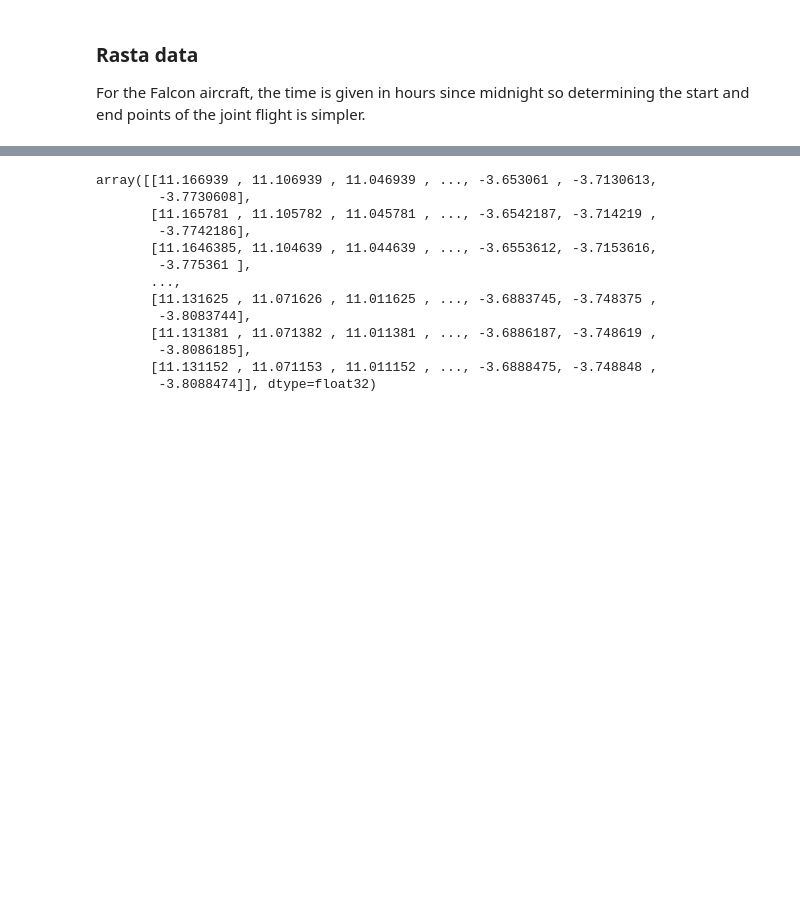
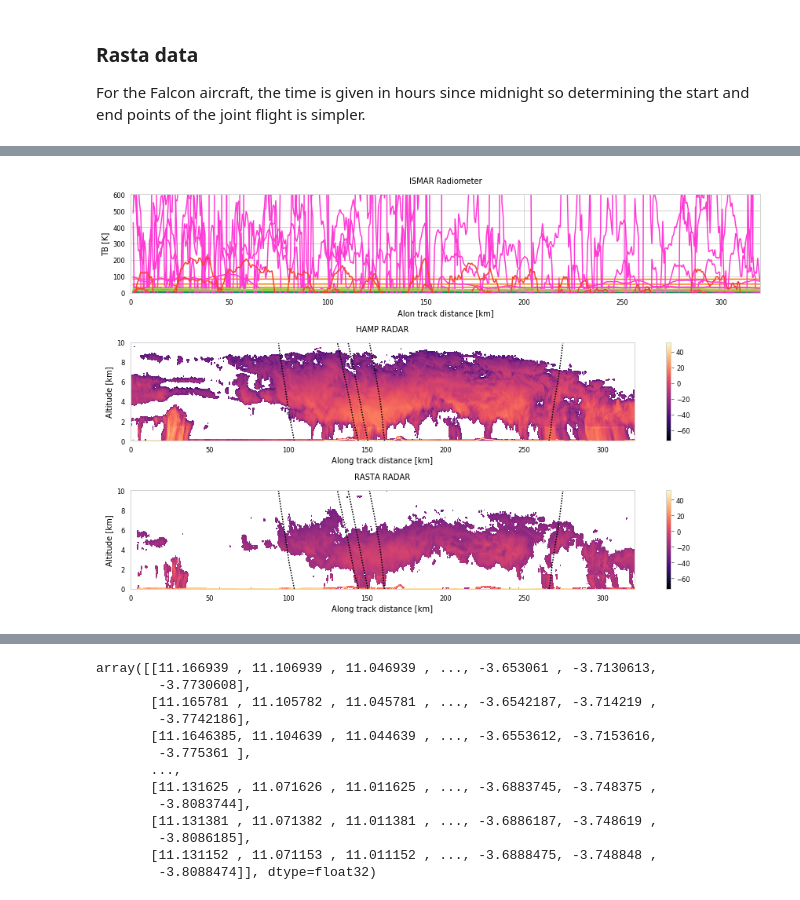
Before and after one commit to simonpf/ismar_combined, a Jupyter notebook: notebooks/first_look.ipynb, the cells around one changed output, grey strips where cells are left out. Saved outputs shown, nothing was run; the diff lists cells and outputs as text; code cells hidden in the pictures; blank space fills up the shorter version.

```diff
--- a/notebooks/first_look.ipynb
+++ b/notebooks/first_look.ipynb
@@ -45,4 +32,4 @@ i_end   = np.where(halo_times >  dt_end)[0][0]
 hamp_dbz = halo_radar["dbz"][i_start : i_end]
 hamp_lat = halo_radar["lat"][i_start : i_end]
 hamp_lon = halo_radar["lon"][i_start : i_end]
-hamp_z   = halo_radar.variables["height"]
+hamp_z   = halo_radar.variables["height"][:]
@@ -48,0 +41,5 @@ hamp_z   = halo_radar.variables["height"]
+# %%
+from geopy import distance as dist
+hamp_d = np.zeros(hamp_lat.shape)
+for i in range(hamp_d.size):
+    hamp_d[i] = dist.vincenty((lat_r, lon_r), (hamp_lat[i], hamp_lon[i])).km
@@ -65,4 +110,7 @@ rasta_dbz = rasta_radar["Z"][i_start : i_end, :]
 rasta_lat = rasta_radar["latitude"][i_start : i_end]
 rasta_lon = rasta_radar["longitude"][i_start : i_end]
 altitude  = rasta_radar.variables["altitude"][i_start : i_end]
-rasta_z   = altitude.reshape(-1, 1) - rasta_radar.variables["range"][:].reshape(1, -1)
+rasta_z   = rasta_radar.variables["height_2D"][i_start : i_end, :]
+rasta_d = np.zeros(rasta_lat.shape)
+for i in range(rasta_d.size):
+    rasta_d[i] = dist.vincenty((lat_r, lon_r), (rasta_lat[i], rasta_lon[i])).km
@@ -121,3 +158,11 @@ OrderedDict([('range', <class 'netCDF4._netCDF4.Variable'>
+# %%
+import scipy
+from scipy.ndimage.filters import convolve1d
+
+width = 10
+weights = np.ones(width) / width
+for i in range(ismar_tbs.shape[1]):
+    ismar_tbs[:, i] = convolve1d(ismar_tbs[:, i], weights, mode = "reflect")
 # %%
 import cartopy.crs as ccrs
 fig = plt.figure(figsize = (10, 10))
@@ -137,0 +190,40 @@ TTTTTTTTTTTTTT
+# %%
+f, axs = plt.subplots(3, 1, figsize = (12, 8))
+
+
+ax = axs[0]
+for i, c in enumerate(ismar_channels):
+    ax.plot(ismar_d, ismar_tbs[:, i], c = "C" + str(c))
+ax.set_title("ISMAR Radiometer")
+ax.set_xlabel("Alon track distance [km]")
+ax.set_ylabel("TB [K]")
+ax.set_ylim([0, 600])
+ax.set_xlim([0, 320])
+
+ax = axs[1]
+img = ax.pcolormesh(hamp_d, hamp_z[:] / 1e3, hamp_dbz.T)
+f.colorbar(img, ax = ax)
+for i in range(sonde_d.shape[0]):
+    ax.plot(sonde_d[i, :], sonde_z / 1e3, c = "k", ls = ":")
+ax.set_title("HAMP RADAR")
+ax.set_xlabel("Along track distance [km]")
+ax.set_ylabel("Altitude [km]")
+ax.set_ylim([0, 10])
+ax.set_xlim([0, 320])
+
+
+ax = axs[2]
+ax.pcolormesh(np.broadcast_to(rasta_d.reshape(-1, 1), (rasta_z.shape)),
+                rasta_z, rasta_dbz[:, :])
+for i in range(sonde_d.shape[0]):
+    ax.plot(sonde_d[i, :], sonde_z / 1e3, c = "k", ls = ":")
+f.colorbar(img, ax = ax)
+ax.set_title("RASTA RADAR")
+ax.set_xlabel("Along track distance [km]")
+ax.set_ylabel("Altitude [km]")
+ax.set_ylim([0, 10])
+ax.set_xlim([0, 320])
+
+plt.tight_layout()
+# %% [output]
+[figure, added]
```
Also changed, not shown: parts of 36 cells of this notebook.
